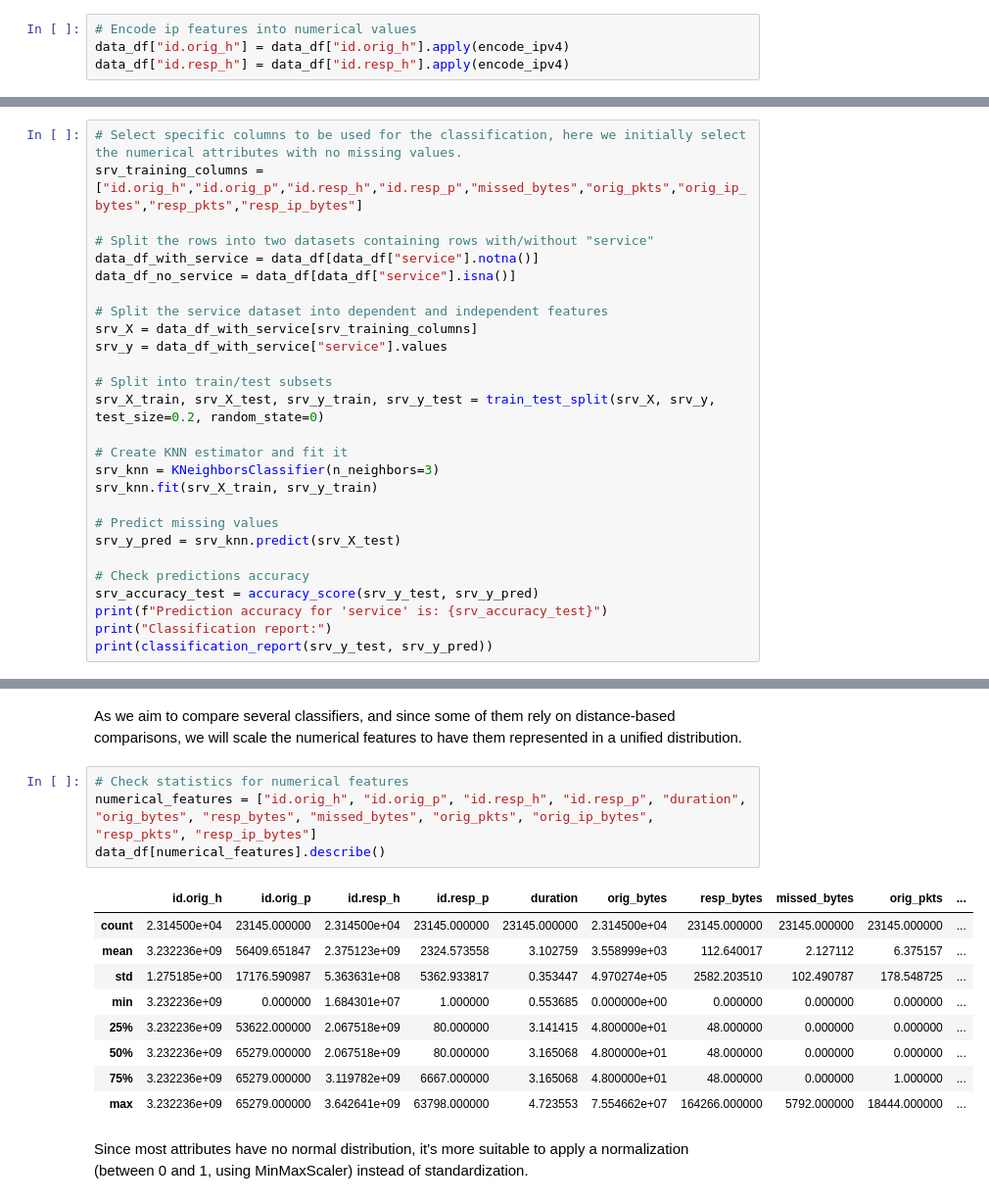
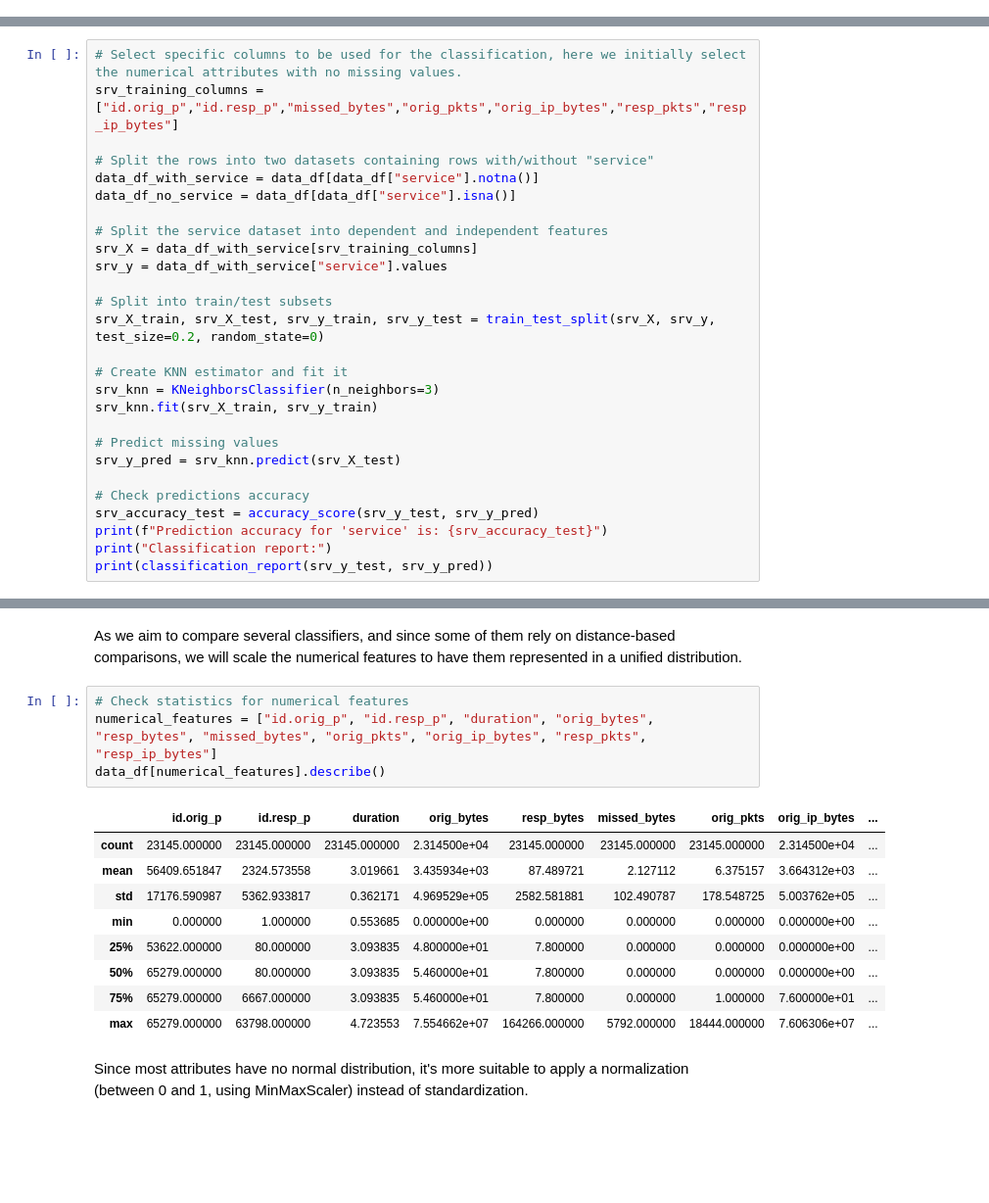
Before and after one commit to sinanw/ml-classification-malicious-network-traffic, a Jupyter notebook: notebooks/2-data-preprocessing.ipynb, the cells around one changed output, grey strips where cells are left out. Shown at 98% size. Cells and saved outputs as stored; diff of their text form; blank space fills up the shorter version.

```diff
--- a/notebooks/2-data-preprocessing.ipynb
+++ b/notebooks/2-data-preprocessing.ipynb
@@ -187,4 +178,0 @@ def encode_ipv4(ip):
-# %%
-# Encode ip features into numerical values
-data_df["id.orig_h"] = data_df["id.orig_h"].apply(encode_ipv4)
-data_df["id.resp_h"] = data_df["id.resp_h"].apply(encode_ipv4)
@@ -252,7 +222,7 @@ sns.countplot(data=data_df, x="label", hue="service")
 - The decision here is to keep "service" attribute while trying to impute its missing values using another classifier.
 # %%
 # Select specific columns to be used for the classification, here we initially select the numerical attributes with no missing values.
-srv_training_columns = ["id.orig_h","id.orig_p","id.resp_h","id.resp_p","missed_bytes","orig_pkts","orig_ip_bytes","resp_pkts","resp_ip_bytes"]
+srv_training_columns = ["id.orig_p","id.resp_p","missed_bytes","orig_pkts","orig_ip_bytes","resp_pkts","resp_ip_bytes"]
 
 # Split the rows into two datasets containing rows with/without "service"
 data_df_with_service = data_df[data_df["service"].notna()]
@@ -335,18 +303,18 @@ dtype: int64
 As we aim to compare several classifiers, and since some of them rely on distance-based comparisons, we will scale the numerical features to have them represented in a unified distribution.
 # %%
 # Check statistics for numerical features
-numerical_features = ["id.orig_h", "id.orig_p", "id.resp_h", "id.resp_p", "duration", "orig_bytes", "resp_bytes", "missed_bytes", "orig_pkts", "orig_ip_bytes",	"resp_pkts", "resp_ip_bytes"]
+numerical_features = ["id.orig_p", "id.resp_p", "duration", "orig_bytes", "resp_bytes", "missed_bytes", "orig_pkts", "orig_ip_bytes",	"resp_pkts", "resp_ip_bytes"]
 data_df[numerical_features].describe()
 # %% [output]
-|  | id.orig_h | id.orig_p | id.resp_h | id.resp_p | duration | orig_bytes | resp_bytes | missed_bytes | orig_pkts | ... |
-| count | 2.314500e+04 | 23145.000000 | 2.314500e+04 | 23145.000000 | 23145.000000 | 2.314500e+04 | 23145.000000 | 23145.000000 | 23145.000000 | ... |
-| mean | 3.232236e+09 | 56409.651847 | 2.375123e+09 | 2324.573558 | 3.102759 | 3.558999e+03 | 112.640017 | 2.127112 | 6.375157 | ... |
-| std | 1.275185e+00 | 17176.590987 | 5.363631e+08 | 5362.933817 | 0.353447 | 4.970274e+05 | 2582.203510 | 102.490787 | 178.548725 | ... |
-| min | 3.232236e+09 | 0.000000 | 1.684301e+07 | 1.000000 | 0.553685 | 0.000000e+00 | 0.000000 | 0.000000 | 0.000000 | ... |
-| 25% | 3.232236e+09 | 53622.000000 | 2.067518e+09 | 80.000000 | 3.141415 | 4.800000e+01 | 48.000000 | 0.000000 | 0.000000 | ... |
-| 50% | 3.232236e+09 | 65279.000000 | 2.067518e+09 | 80.000000 | 3.165068 | 4.800000e+01 | 48.000000 | 0.000000 | 0.000000 | ... |
-| 75% | 3.232236e+09 | 65279.000000 | 3.119782e+09 | 6667.000000 | 3.165068 | 4.800000e+01 | 48.000000 | 0.000000 | 1.000000 | ... |
-| max | 3.232236e+09 | 65279.000000 | 3.642641e+09 | 63798.000000 | 4.723553 | 7.554662e+07 | 164266.000000 | 5792.000000 | 18444.000000 | ... |
+|  | id.orig_p | id.resp_p | duration | orig_bytes | resp_bytes | missed_bytes | orig_pkts | orig_ip_bytes | ... |
+| count | 23145.000000 | 23145.000000 | 23145.000000 | 2.314500e+04 | 23145.000000 | 23145.000000 | 23145.000000 | 2.314500e+04 | ... |
+| mean | 56409.651847 | 2324.573558 | 3.019661 | 3.435934e+03 | 87.489721 | 2.127112 | 6.375157 | 3.664312e+03 | ... |
+| std | 17176.590987 | 5362.933817 | 0.362171 | 4.969529e+05 | 2582.581881 | 102.490787 | 178.548725 | 5.003762e+05 | ... |
+| min | 0.000000 | 1.000000 | 0.553685 | 0.000000e+00 | 0.000000 | 0.000000 | 0.000000 | 0.000000e+00 | ... |
+| 25% | 53622.000000 | 80.000000 | 3.093835 | 4.800000e+01 | 7.800000 | 0.000000 | 0.000000 | 0.000000e+00 | ... |
+| 50% | 65279.000000 | 80.000000 | 3.093835 | 5.460000e+01 | 7.800000 | 0.000000 | 0.000000 | 0.000000e+00 | ... |
+| 75% | 65279.000000 | 6667.000000 | 3.093835 | 5.460000e+01 | 7.800000 | 0.000000 | 1.000000 | 7.600000e+01 | ... |
+| max | 65279.000000 | 63798.000000 | 4.723553 | 7.554662e+07 | 164266.000000 | 5792.000000 | 18444.000000 | 7.606306e+07 | ... |
 # %% [markdown]
 Since most attributes have no normal distribution, it's more suitable to apply a normalization (between 0 and 1, using MinMaxScaler) instead of standardization.
 # %%
```
Also changed, not shown: parts of 15 cells of this notebook, 12 other files.
